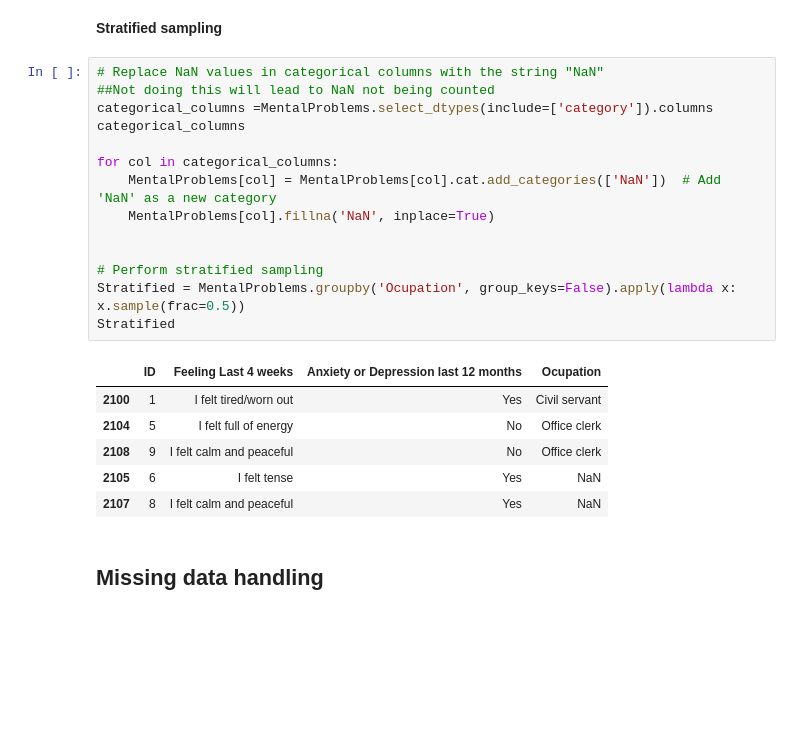
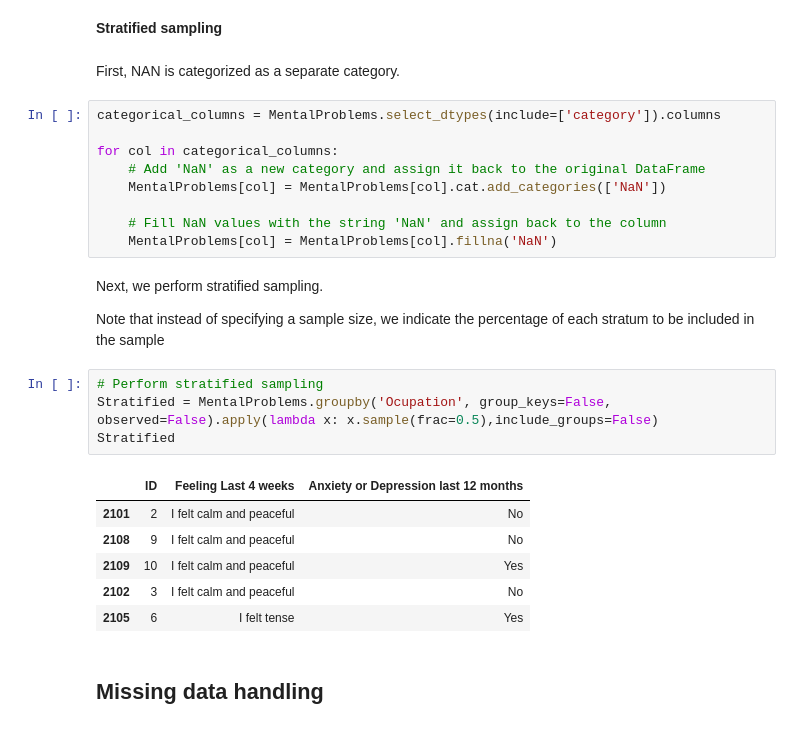
Before and after one commit to APstats-labs/labs, a Jupyter notebook: SA_C3.ipynb, the cells around one changed output. Cells and saved outputs as stored; diff of their text form; blank space fills up the shorter version.

```diff
--- a/SA_C3.ipynb
+++ b/SA_C3.ipynb
@@ -114,27 +115,32 @@ WithoutReplacement
 | 2102 | 3 | I felt calm and peaceful | No | NaN |
 # %% [markdown]
 **Stratified sampling**
-# %%
-# Replace NaN values in categorical columns with the string "NaN"
-##Not doing this will lead to NaN not being counted
-categorical_columns =MentalProblems.select_dtypes(include=['category']).columns
-categorical_columns
-
-for col in categorical_columns:
-    MentalProblems[col] = MentalProblems[col].cat.add_categories(['NaN'])  # Add 'NaN' as a new category
-    MentalProblems[col].fillna('NaN', inplace=True)
-
-
-# Perform stratified sampling
-Stratified = MentalProblems.groupby('Ocupation', group_keys=False).apply(lambda x: x.sample(frac=0.5))
-Stratified
-# %% [output]
-|  | ID | Feeling Last 4 weeks | Anxiety or Depression last 12 months | Ocupation |
-| 2100 | 1 | I felt tired/worn out | Yes | Civil servant |
-| 2104 | 5 | I felt full of energy | No | Office clerk |
-| 2108 | 9 | I felt calm and peaceful | No | Office clerk |
-| 2105 | 6 | I felt tense | Yes | NaN |
-| 2107 | 8 | I felt calm and peaceful | Yes | NaN |
+# %% [markdown]
+First, NAN is categorized as a separate category.
+# %%
+categorical_columns = MentalProblems.select_dtypes(include=['category']).columns
+
+for col in categorical_columns:
+    # Add 'NaN' as a new category and assign it back to the original DataFrame
+    MentalProblems[col] = MentalProblems[col].cat.add_categories(['NaN'])
+
+    # Fill NaN values with the string 'NaN' and assign back to the column
+    MentalProblems[col] = MentalProblems[col].fillna('NaN')
+# %% [markdown]
+Next, we perform stratified sampling.
+
+Note that instead of specifying a sample size, we indicate the percentage of each stratum to be included in the sample
+# %%
+# Perform stratified sampling
+Stratified = MentalProblems.groupby('Ocupation', group_keys=False, observed=False).apply(lambda x: x.sample(frac=0.5),include_groups=False)
+Stratified
+# %% [output]
+|  | ID | Feeling Last 4 weeks | Anxiety or Depression last 12 months |
+| 2101 | 2 | I felt calm and peaceful | No |
+| 2108 | 9 | I felt calm and peaceful | No |
+| 2109 | 10 | I felt calm and peaceful | Yes |
+| 2102 | 3 | I felt calm and peaceful | No |
+| 2105 | 6 | I felt tense | Yes |
 # %% [markdown]
 ## Missing data handling
 # %% [markdown]
```
Also changed, not shown: parts of 86 cells of this notebook.
